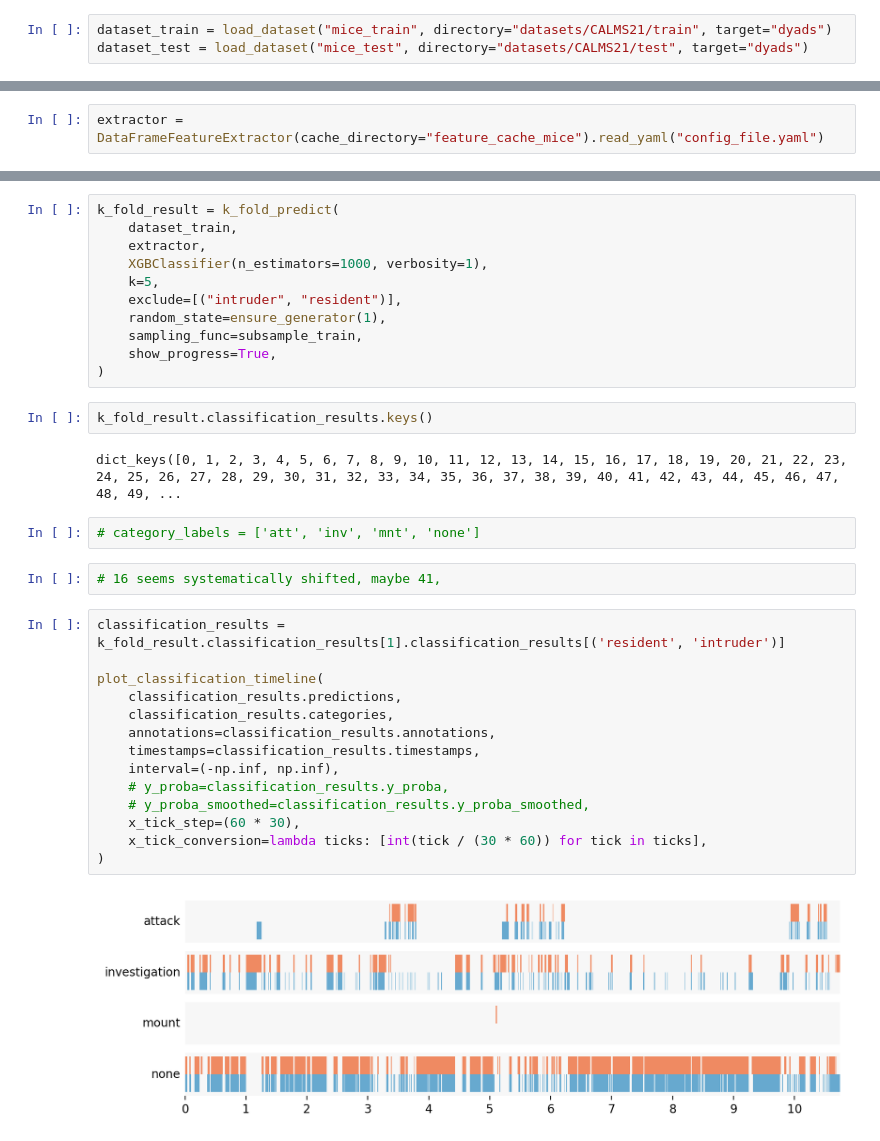
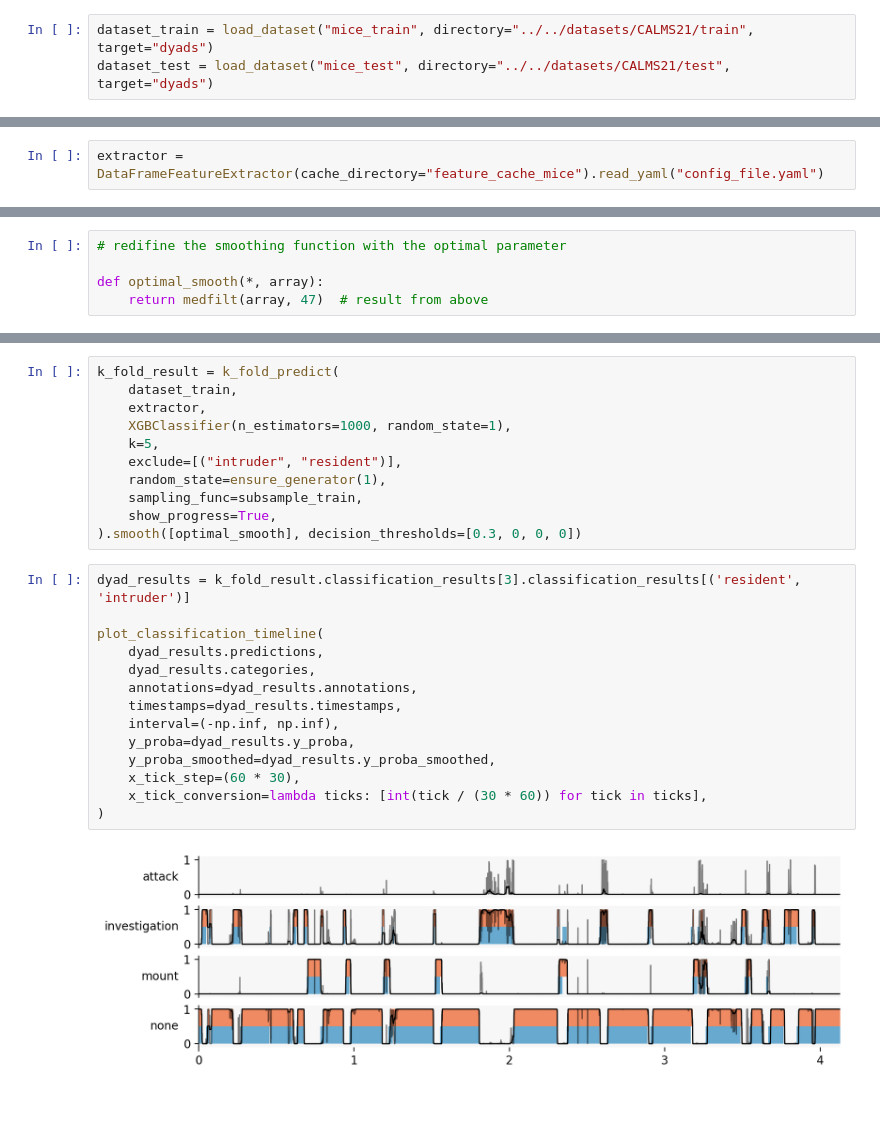
Before and after one commit to pnuehrenberg/vassi, a Jupyter notebook: examples/CALMS21/classification.ipynb, the cells around one changed output, grey strips where cells are left out. Cells and saved outputs as stored; diff of their text form; blank space fills up the shorter version.

```diff
--- a/examples/CALMS21/classification.ipynb
+++ b/examples/CALMS21/classification.ipynb
@@ -26,4 +27,4 @@ cfg.trajectory_keys = (
 # %%
-dataset_train = load_dataset("mice_train", directory="datasets/CALMS21/train", target="dyads")
-dataset_test = load_dataset("mice_test", directory="datasets/CALMS21/test", target="dyads")
+dataset_train = load_dataset("mice_train", directory="../../datasets/CALMS21/train", target="dyads")
+dataset_test = load_dataset("mice_test", directory="../../datasets/CALMS21/test", target="dyads")
 # %% [output]
@@ -55 +71,6 @@ best_parameters  # 47
+# %%
+# redifine the smoothing function with the optimal parameter
+
+def optimal_smooth(*, array):
+    return medfilt(array, 47)  # result from above
 # %%
@@ -85,34 +127,26 @@ best_thresholds
 k_fold_result = k_fold_predict(
     dataset_train,
     extractor,
-    XGBClassifier(n_estimators=1000, verbosity=1),
+    XGBClassifier(n_estimators=1000, random_state=1),
     k=5,
     exclude=[("intruder", "resident")],
     random_state=ensure_generator(1),
     sampling_func=subsample_train,
     show_progress=True,
-)
+).smooth([optimal_smooth], decision_thresholds=[0.3, 0, 0, 0])
-# %%
-k_fold_result.classification_results.keys()
-# %% [output]
-dict_keys([0, 1, 2, 3, 4, 5, 6, 7, 8, 9, 10, 11, 12, 13, 14, 15, 16, 17, 18, 19, 20, 21, 22, 23, 24, 25, 26, 27, 28, 29, 30, 31, 32, 33, 34, 35, 36, 37, 38, 39, 40, 41, 42, 43, 44, 45, 46, 47, 48, 49, ...
-# %%
-# category_labels = ['att', 'inv', 'mnt', 'none']
-# %%
-# 16 seems systematically shifted, maybe 41,
 # %%
-classification_results = k_fold_result.classification_results[1].classification_results[('resident', 'intruder')]
+dyad_results = k_fold_result.classification_results[3].classification_results[('resident', 'intruder')]
 
 plot_classification_timeline(
-    classification_results.predictions,
-    classification_results.categories,
-    annotations=classification_results.annotations,
-    timestamps=classification_results.timestamps,
+    dyad_results.predictions,
+    dyad_results.categories,
+    annotations=dyad_results.annotations,
+    timestamps=dyad_results.timestamps,
     interval=(-np.inf, np.inf),
-    # y_proba=classification_results.y_proba,
-    # y_proba_smoothed=classification_results.y_proba_smoothed,
+    y_proba=dyad_results.y_proba,
+    y_proba_smoothed=dyad_results.y_proba_smoothed,
     x_tick_step=(60 * 30),
     x_tick_conversion=lambda ticks: [int(tick / (30 * 60)) for tick in ticks],
 )
 # %% [output]
-[figure, old version]
+[figure, new version]
```
Also changed, not shown: parts of 11 cells of this notebook, 22 other files.
